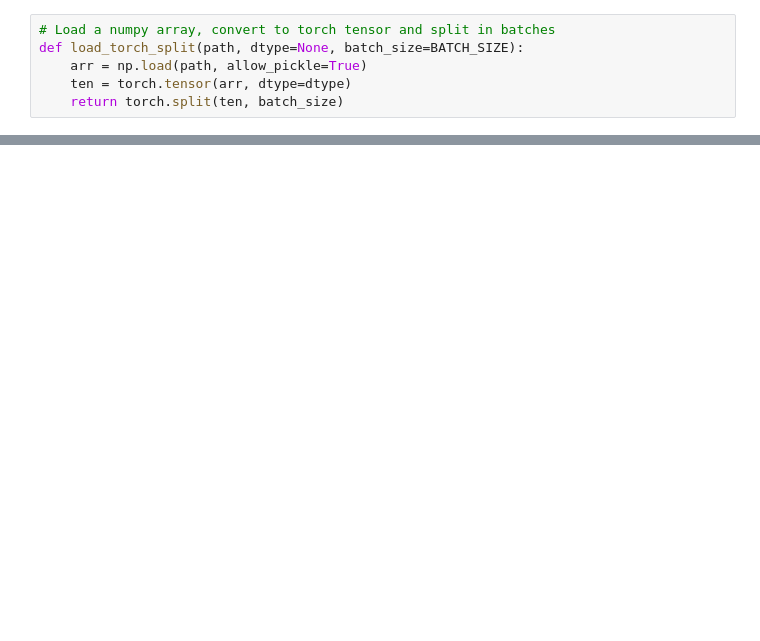
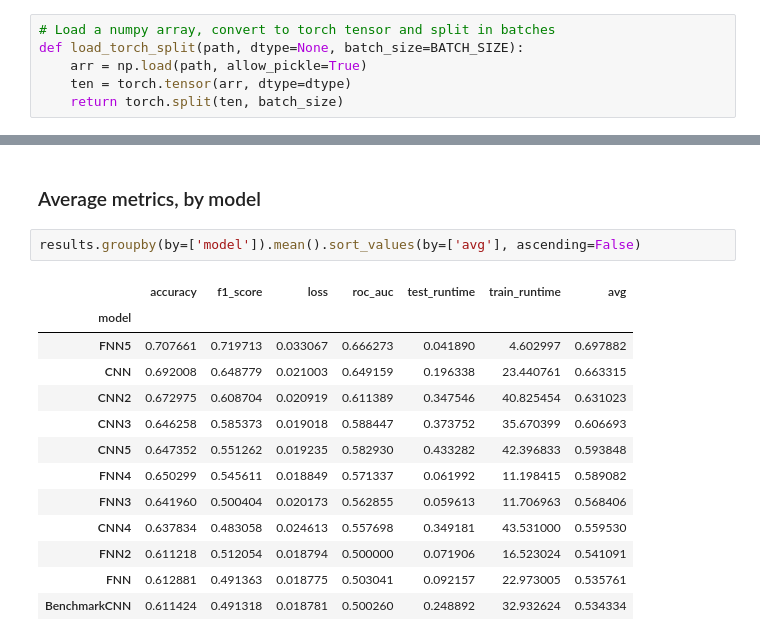
Before and after one commit to stefanomozart/ppml_fake_news, a Jupyter notebook: experiments/clear_text_benchmarks.ipynb, the cells around one changed output, grey strips where cells are left out. Drawn from its saved outputs; the diff is of its cells as text; blank space fills up the shorter version.

```diff
--- a/experiments/clear_text_benchmarks.ipynb
+++ b/experiments/clear_text_benchmarks.ipynb
@@ -266,0 +292,18 @@ info.sort_values(by=['roc_auc'], ascending=False).groupby(by='dataset').first()
+# %% [markdown]
+### Average metrics, by model
+# %%
+results.groupby(by=['model']).mean().sort_values(by=['avg'], ascending=False)
+# %% [output]
+|  | accuracy | f1_score | loss | roc_auc | test_runtime | train_runtime | avg |
+| model |  |  |  |  |  |  |  |
+| FNN5 | 0.707661 | 0.719713 | 0.033067 | 0.666273 | 0.041890 | 4.602997 | 0.697882 |
+| CNN | 0.692008 | 0.648779 | 0.021003 | 0.649159 | 0.196338 | 23.440761 | 0.663315 |
+| CNN2 | 0.672975 | 0.608704 | 0.020919 | 0.611389 | 0.347546 | 40.825454 | 0.631023 |
+| CNN3 | 0.646258 | 0.585373 | 0.019018 | 0.588447 | 0.373752 | 35.670399 | 0.606693 |
+| CNN5 | 0.647352 | 0.551262 | 0.019235 | 0.582930 | 0.433282 | 42.396833 | 0.593848 |
+| FNN4 | 0.650299 | 0.545611 | 0.018849 | 0.571337 | 0.061992 | 11.198415 | 0.589082 |
+| FNN3 | 0.641960 | 0.500404 | 0.020173 | 0.562855 | 0.059613 | 11.706963 | 0.568406 |
+| CNN4 | 0.637834 | 0.483058 | 0.024613 | 0.557698 | 0.349181 | 43.531000 | 0.559530 |
+| FNN2 | 0.611218 | 0.512054 | 0.018794 | 0.500000 | 0.071906 | 16.523024 | 0.541091 |
+| FNN | 0.612881 | 0.491363 | 0.018775 | 0.503041 | 0.092157 | 22.973005 | 0.535761 |
+| BenchmarkCNN | 0.611424 | 0.491318 | 0.018781 | 0.500260 | 0.248892 | 32.932624 | 0.534334 |
```
Also changed, not shown: parts of 31 cells of this notebook.
